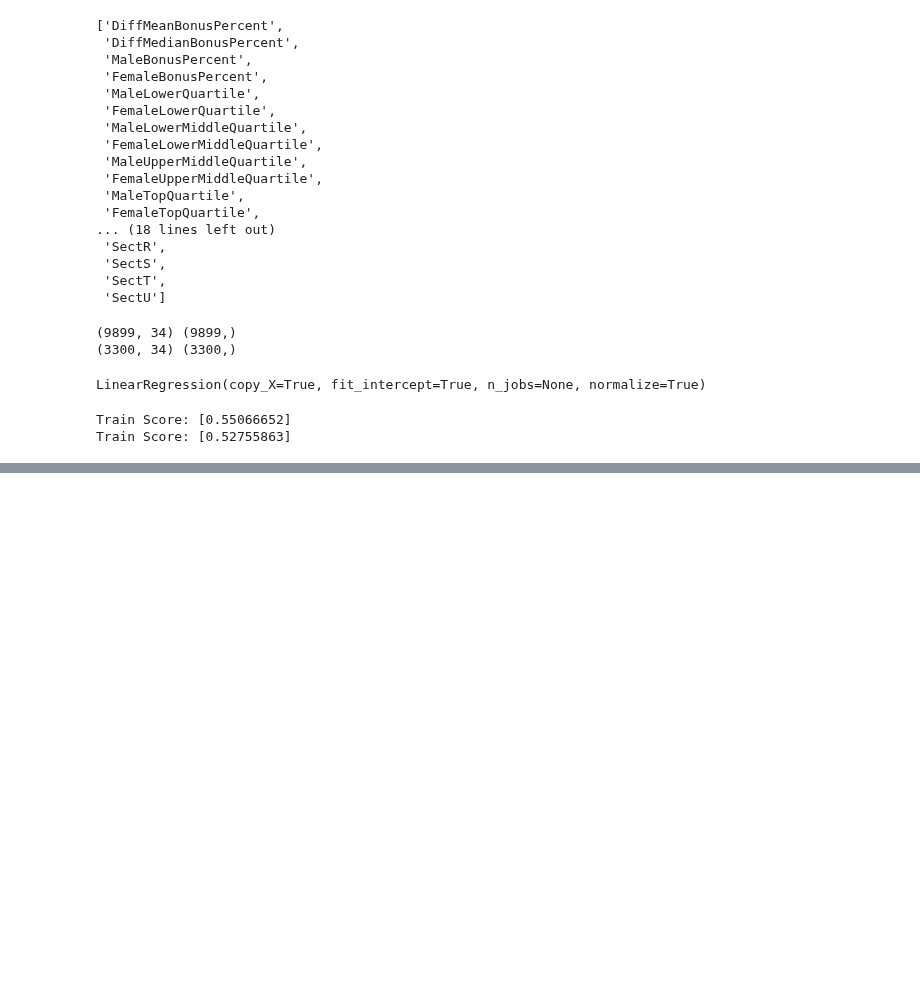
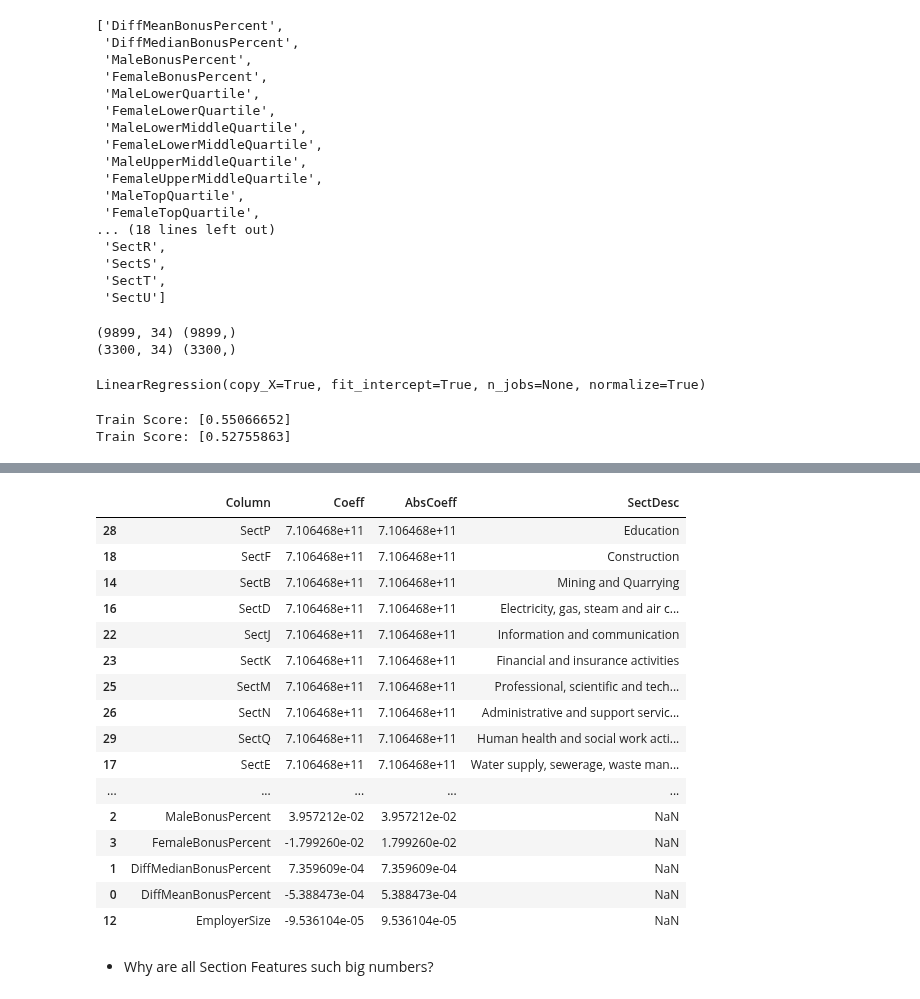
Before and after one commit to Ads2020Group6/data-exploration, a Jupyter notebook: Gov Equalities Office - Modelling.ipynb, the cells around one changed output, grey strips where cells are left out. Cells and saved outputs as stored; diff of their text form; code cells hidden in the pictures; blank space fills up the shorter version.

Commit message:
Include Feature Analysis

```diff
--- a/Gov Equalities Office - Modelling.ipynb
+++ b/Gov Equalities Office - Modelling.ipynb
@@ -431,3 +457,11 @@ print("Train Score:", test_score)
 # %% [output]
 Train Score: [0.55066652]
 Train Score: [0.52755863]
+# %%
+# Feature Analysis
+sections = list(sic_codes['section'].unique())
+section_descs = list(sic_codes['SectionDesc'].unique())
+section_dict = {}
+for i in range(len(sections)):
+    section_dict["Sect"+sections[i]] = section_descs[i]
+section_dict
@@ -433,0 +486,25 @@ Train Score: [0.52755863]
+# %%
+coeff_df = pd.DataFrame({'Column': X_train.columns, 'Coeff': line_reg.coef_})
+coeff_df['AbsCoeff'] = abs(coeff_df['Coeff'])
+coeff_df['SectDesc'] = coeff_df['Column'].map(section_dict)
+coeff_df.sort_values(by=['AbsCoeff'], ascending=False)
+# %% [output]
+|  | Column | Coeff | AbsCoeff | SectDesc |
+| 28 | SectP | 7.106468e+11 | 7.106468e+11 | Education |
+| 18 | SectF | 7.106468e+11 | 7.106468e+11 | Construction |
+| 14 | SectB | 7.106468e+11 | 7.106468e+11 | Mining and Quarrying |
+| 16 | SectD | 7.106468e+11 | 7.106468e+11 | Electricity, gas, steam and air c... |
+| 22 | SectJ | 7.106468e+11 | 7.106468e+11 | Information and communication |
+| 23 | SectK | 7.106468e+11 | 7.106468e+11 | Financial and insurance activities |
+| 25 | SectM | 7.106468e+11 | 7.106468e+11 | Professional, scientific and tech... |
+| 26 | SectN | 7.106468e+11 | 7.106468e+11 | Administrative and support servic... |
+| 29 | SectQ | 7.106468e+11 | 7.106468e+11 | Human health and social work acti... |
+| 17 | SectE | 7.106468e+11 | 7.106468e+11 | Water supply, sewerage, waste man... |
+| ... | ... | ... | ... | ... |
+| 2 | MaleBonusPercent | 3.957212e-02 | 3.957212e-02 | NaN |
+| 3 | FemaleBonusPercent | -1.799260e-02 | 1.799260e-02 | NaN |
+| 1 | DiffMedianBonusPercent | 7.359609e-04 | 7.359609e-04 | NaN |
+| 0 | DiffMeanBonusPercent | -5.388473e-04 | 5.388473e-04 | NaN |
+| 12 | EmployerSize | -9.536104e-05 | 9.536104e-05 | NaN |
+# %% [markdown]
+- Why are all Section Features such big numbers?
```
Also changed, not shown: parts of 6 cells of this notebook.
